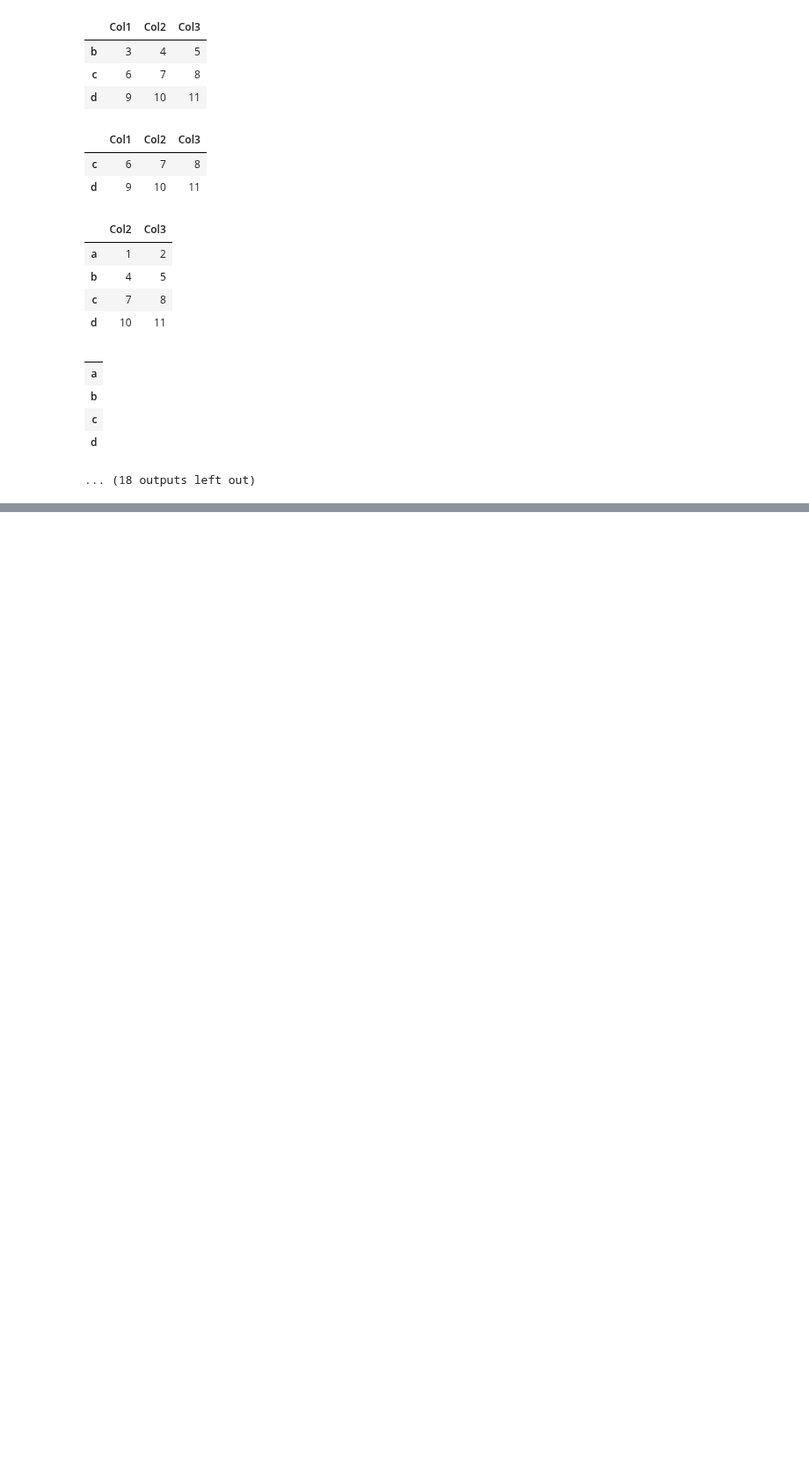
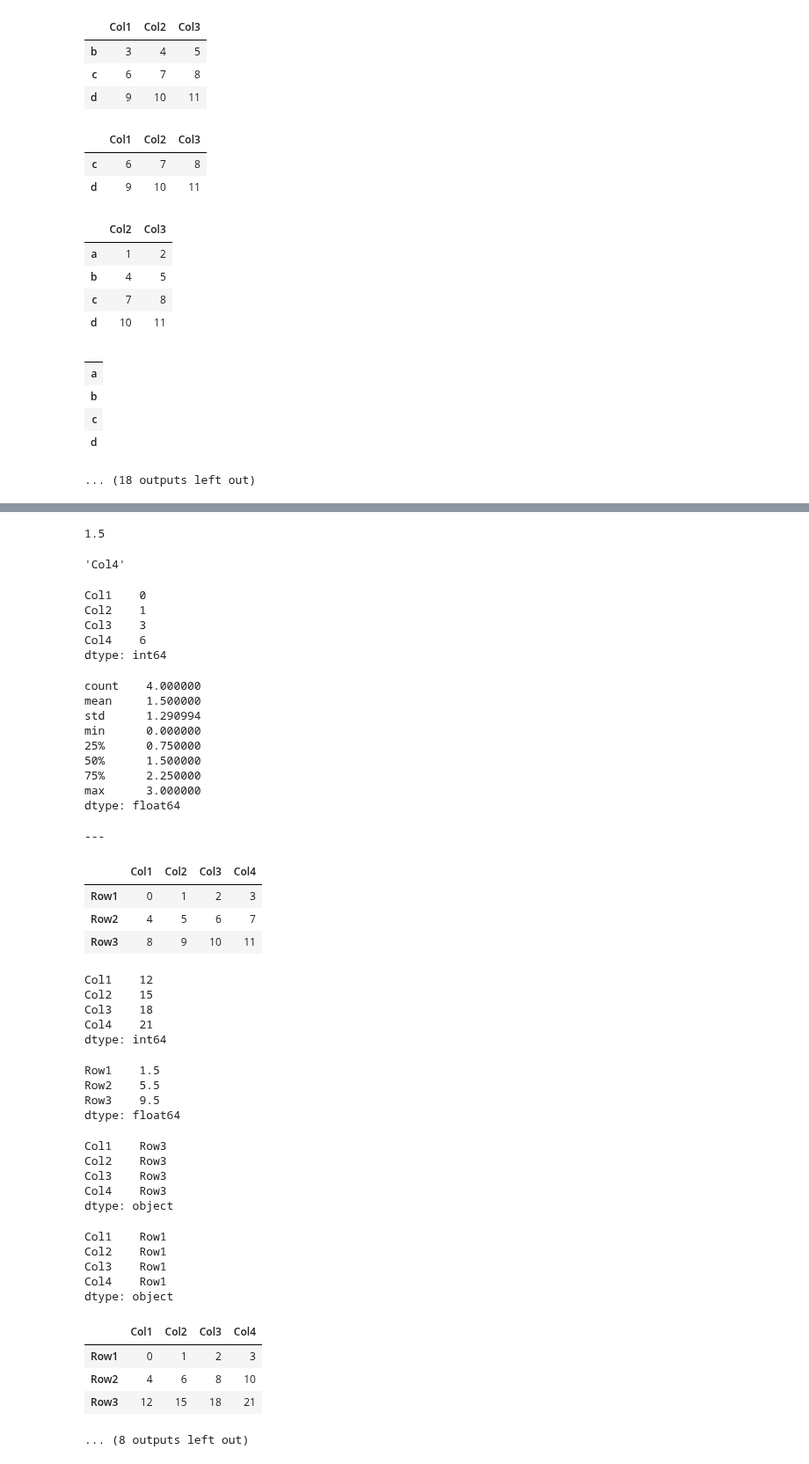
Before and after one commit to niranjv/ml-notes, a Jupyter notebook: notes/pandas-notes.ipynb, the cells around one changed output, grey strips where cells are left out. Shown at 88% size. Drawn from its saved outputs; the diff is of its cells as text; code cells hidden in the pictures; blank space fills up the shorter version.

```diff
--- a/notes/pandas-notes.ipynb
+++ b/notes/pandas-notes.ipynb
@@ -256,0 +633,33 @@ dtype: int64
+# %%
+# Summary & descriptive statistics
+
+s = Series(np.arange(4), index=['Col1','Col2','Col3','Col4'])
+s
+s.mean()
+s.idxmax()
+s.cumsum()
+
+s.describe()
+
+print '---'
+
+df = DataFrame(np.arange(12).reshape(3,4), index=['Row1', 'Row2', 'Row3'], columns=['Col1','Col2','Col3','Col4'])
+df
+
+df.sum()
+df.mean(axis=1)
+df.idxmax()
+df.idxmin()
+df.cumsum()
+df.cumsum(axis=1)
+df.describe()
+
+
+df.ix['Row1']
+s
+df.ix['Row1'].corr(s)
+
+df.corr()
+df.cov()
+df.corrwith(s, axis=1)
+# %% [output]
@@ -256,0 +671,45 @@ dtype: int64
+1.5
+'Col4'
+Col1    0
+Col2    1
+Col3    3
+Col4    6
+dtype: int64
+count    4.000000
+mean     1.500000
+std      1.290994
+min      0.000000
+25%      0.750000
+50%      1.500000
+75%      2.250000
+max      3.000000
+dtype: float64
+---
+|  | Col1 | Col2 | Col3 | Col4 |
+| Row1 | 0 | 1 | 2 | 3 |
+| Row2 | 4 | 5 | 6 | 7 |
+| Row3 | 8 | 9 | 10 | 11 |
+Col1    12
+Col2    15
+Col3    18
+Col4    21
+dtype: int64
+Row1    1.5
+Row2    5.5
+Row3    9.5
+dtype: float64
+Col1    Row3
+Col2    Row3
+Col3    Row3
+Col4    Row3
+dtype: object
+Col1    Row1
+Col2    Row1
+Col3    Row1
+Col4    Row1
+dtype: object
+|  | Col1 | Col2 | Col3 | Col4 |
+| Row1 | 0 | 1 | 2 | 3 |
+| Row2 | 4 | 6 | 8 | 10 |
+| Row3 | 12 | 15 | 18 | 21 |
+... (8 outputs left out)
```
Also changed, not shown: parts of 7 cells of this notebook.
